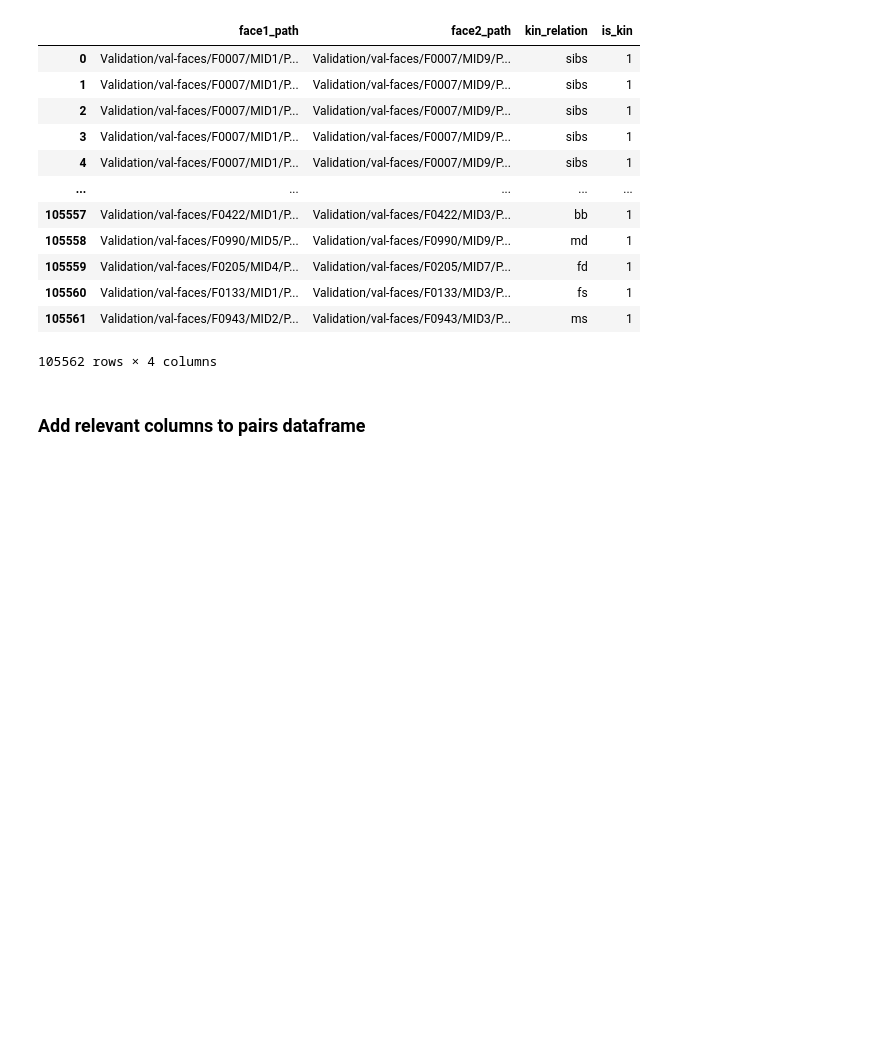
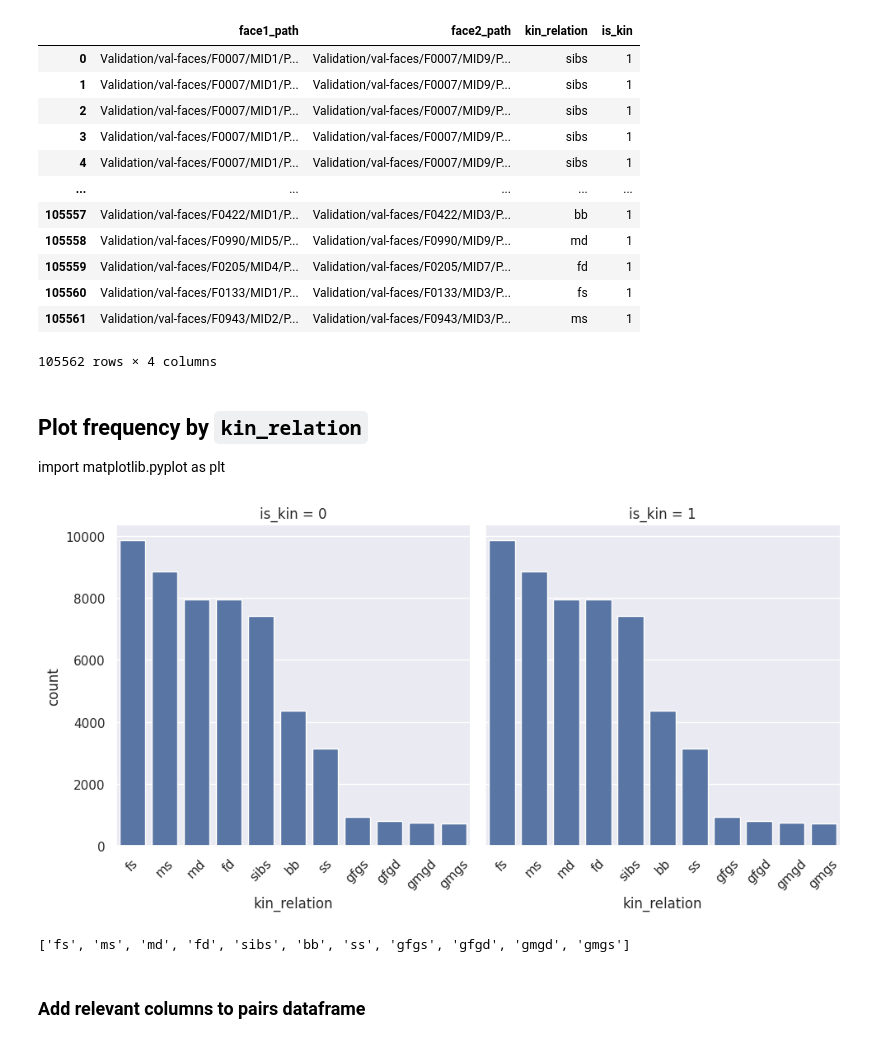
Before and after one commit to vitalwarley/research, a Jupyter notebook: notebooks/rfiw_age_gender_analysis.ipynb, the cells around one changed output. Saved outputs shown, nothing was run; the diff lists cells and outputs as text; code cells hidden in the pictures; blank space fills up the shorter version.

```diff
--- a/notebooks/rfiw_age_gender_analysis.ipynb
+++ b/notebooks/rfiw_age_gender_analysis.ipynb
@@ -249,6 +249,34 @@ val_pairs
 | 105560 | Validation/val-faces/F0133/MID1/P... | Validation/val-faces/F0133/MID3/P... | fs | 1 |
 | 105561 | Validation/val-faces/F0943/MID2/P... | Validation/val-faces/F0943/MID3/P... | ms | 1 |
 105562 rows × 4 columns
+# %% [markdown]
+## Plot frequency by `kin_relation`
+
+import matplotlib.pyplot as plt
+# %%
+import seaborn as sns
+
+sns.set(style="darkgrid")
+
+# Calculate frequencies of 'kin_relation'
+kin_relation_frequencies = val_pairs["kin_relation"].value_counts().index.tolist()
+
+# Reorder 'kin_relation' based on frequency
+val_pairs["kin_relation"] = pd.Categorical(val_pairs["kin_relation"], categories=kin_relation_frequencies, ordered=True)
+
+grid = sns.FacetGrid(val_pairs, col="is_kin", height=5, aspect=1)
+grid.map(sns.countplot, "kin_relation", order=kin_relation_frequencies)
+
+# Rotate xlabels
+grid.set_xticklabels(rotation=45)
+
+plt.show()
+# %% [output]
+[figure, added]
+# %%
+kin_relation_frequencies
+# %% [output]
+['fs', 'ms', 'md', 'fd', 'sibs', 'bb', 'ss', 'gfgs', 'gfgd', 'gmgd', 'gmgs']
 # %% [markdown]
 ### Add relevant columns to pairs dataframe
 # %%
```
Also changed, not shown: parts of 15 cells of this notebook, 3 other files.
